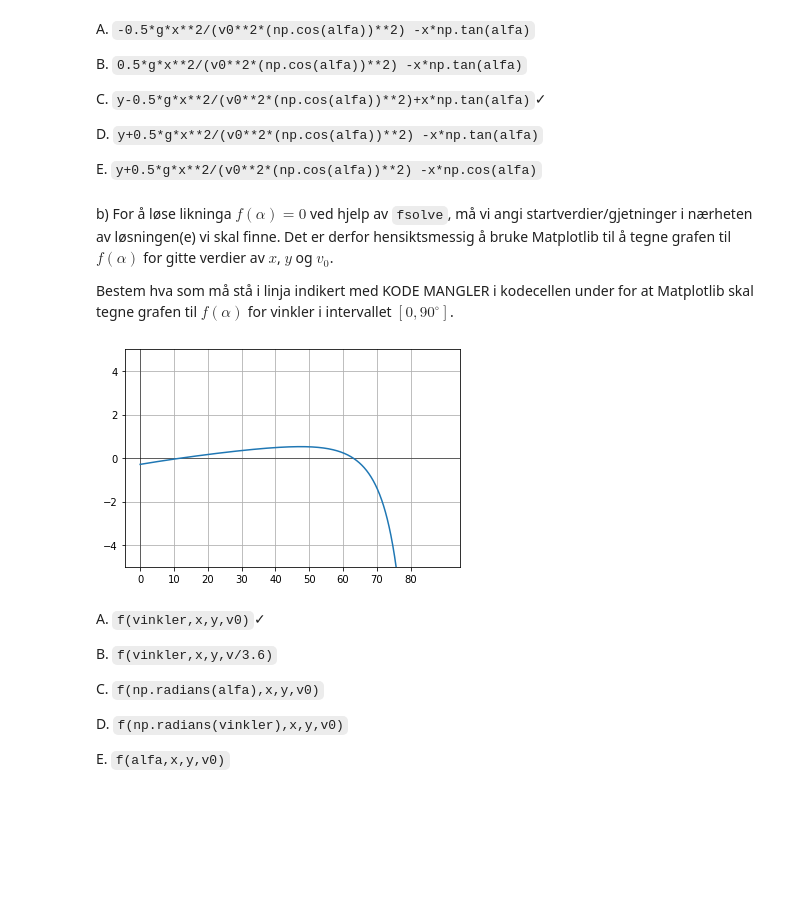
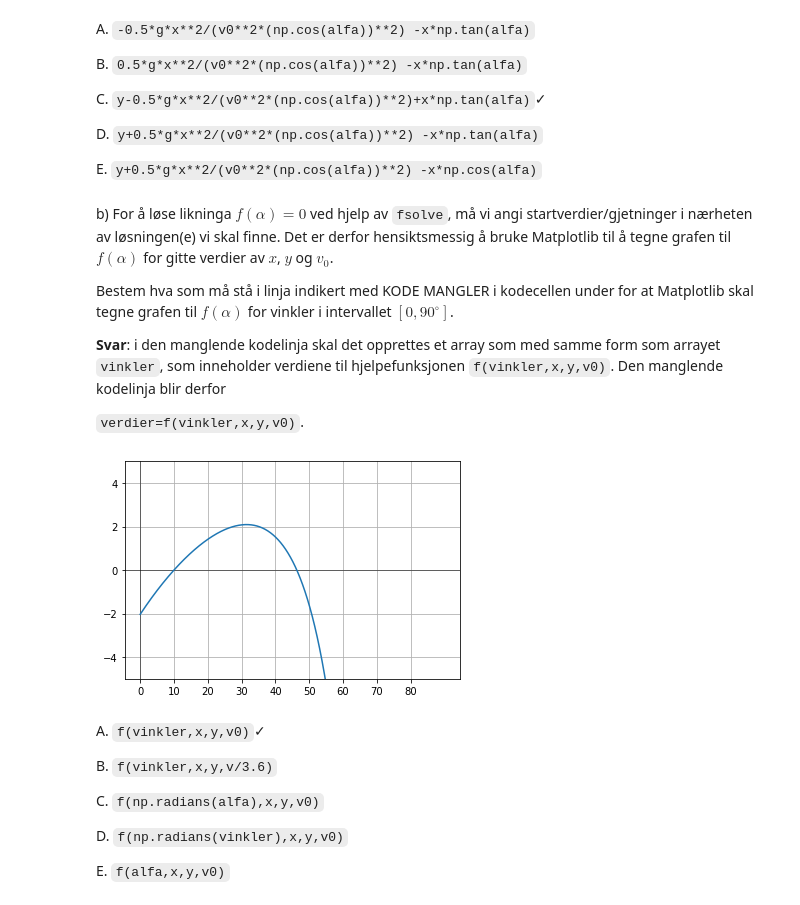
Before and after one commit to kbjorkli/programmeringsoppgaver, a Jupyter notebook: løsning_eksempler_programmeringsoppgaver_fysikk_oppdatert.ipynb, the cells around one changed output. Cells and saved outputs as stored; diff of their text form; code cells hidden in the pictures; blank space fills up the shorter version.

````diff
--- a/løsning_eksempler_programmeringsoppgaver_fysikk_oppdatert.ipynb
+++ b/løsning_eksempler_programmeringsoppgaver_fysikk_oppdatert.ipynb
@@ -206,32 +230,36 @@
 b) For å løse likninga $f(\alpha)=0$ ved hjelp av ```fsolve```, må vi angi startverdier/gjetninger i nærheten av løsningen(e) vi skal finne. Det er derfor hensiktsmessig å bruke Matplotlib til å tegne grafen til $f(\alpha)$ for gitte verdier av  $x$, $y$ og $v_0$.
 
 Bestem hva som må stå i linja indikert med KODE MANGLER i kodecellen under for at Matplotlib skal tegne grafen til $f(\alpha)$ for vinkler i intervallet $[0,90^{\circ}]$.
+
+**Svar**: i den manglende kodelinja skal det opprettes et array som med samme form som arrayet ```vinkler```, som inneholder verdiene til hjelpefunksjonen ```f(vinkler,x,y,v0)```. Den manglende kodelinja blir derfor
+
+ ```verdier=f(vinkler,x,y,v0)```.
 # %%
 #Oppgave 2b
 import numpy as np
 import matplotlib.pyplot as plt
 
 #Definerer verdier for x, y og v0
-x=1.5
-y=0.4
-v0=4.0
+x=13.5
+y=9
+v0=9
 
 #Definerer array med verdier for vinklene i intervallet [0,90]
 vinkler=np.linspace(0,90,1000)
 
 #Funksjonsverdiene som skal plottes er f(vinkler)
 verdier=f(vinkler,x,y,v0) #KODE MANGLER
 
 #Definerer egenskapene til grafen som skal tegnes
 plt.ylim(-5,5) #Nedre og øvre y-verdi
 plt.xticks(np.arange(0,90,10)) #Definerer skala på x-aksen
 plt.grid('major') #Tegner inn rutenett
 plt.axhline(0, color='black', linewidth=.5) #Tegner inn horisontal x-akse
 plt.axvline(0, color='black', linewidth=.5) #Tegner inn vertikal y-akse
 plt.plot(vinkler,verdier) #Plotter f som funksjon av alfa
 plt.show() #Tegn plott
 # %% [output]
-[figure, old version]
+[figure, new version]
 # %% [markdown]
 A. ```f(vinkler,x,y,v0)```<span>&#10003;</span>
 
````
Also changed, not shown: parts of 13 cells of this notebook.
